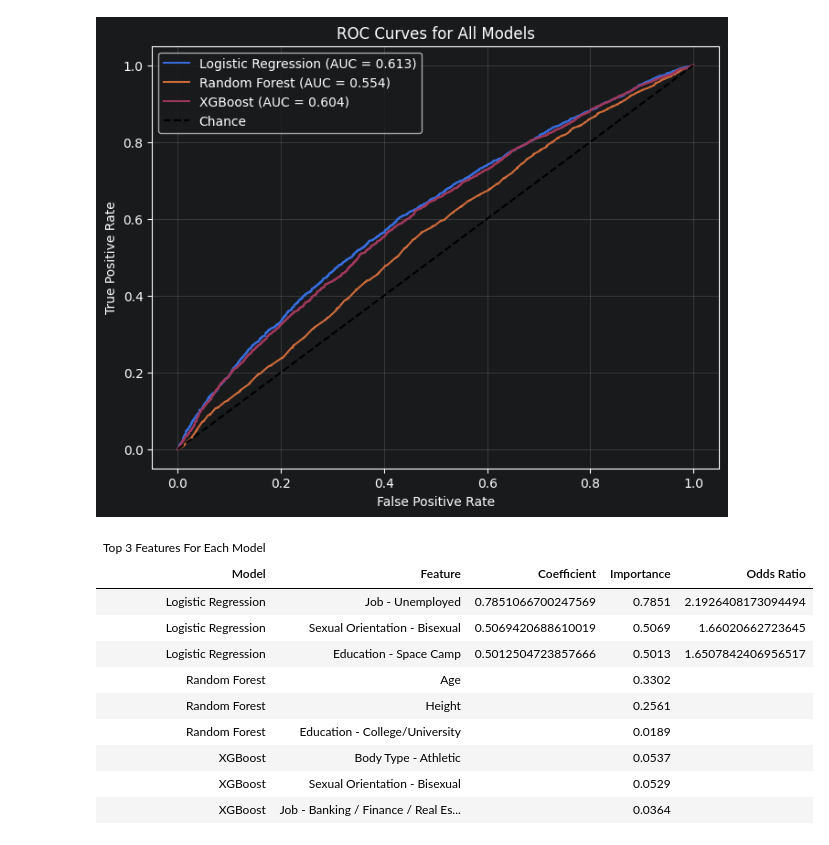
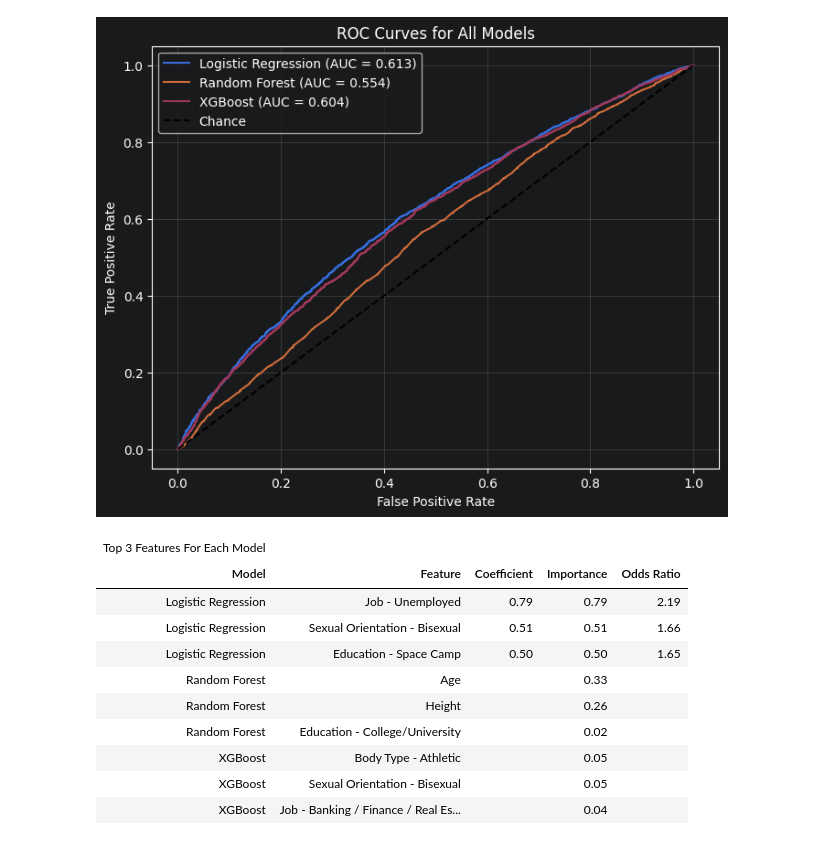
Before and after one commit to nblock2/cat_person_ml_techniques, a Jupyter notebook: logistic_RF_XBG.ipynb, the cells around one changed output. Drawn from its saved outputs; the diff is of its cells as text; code cells hidden in the pictures.

Commit message:
fixing table

```diff
--- a/logistic_RF_XBG.ipynb
+++ b/logistic_RF_XBG.ipynb
@@ -326,41 +326,41 @@ def features_fix(x):
 
 combined['feature'] = combined['feature'].apply(features_fix)
 
 combined.rename(columns={'model': 'Model','feature':'Feature','coefficient':'Coefficient','importance':'Importance','odds_ratio':'Odds Ratio'}, inplace=True)
 
 top_features_table = (
     GT(combined)
     .tab_header(title="Top 3 Features For Each Model")
-    .fmt_number(columns=["coefficient", "importance", "odds_ratio"], decimals=2)
+    .fmt_number(columns=["Coefficient", "Importance", "Odds Ratio"], decimals=2)
     .data_color(
-        columns="model",
+        columns="Model",
         palette=["lightblue", "#CBC3E3", "pink"],
         domain=["Logistic Regression", "Random Forest", "XGBoost"]
     )
 )
 
 top_features_table
 
 GT.save(
     top_features_table,
     "top_features_table.png",
     selector='table',
     scale=1.0,
     expand=5,
     web_driver='chrome',
     debug_port=None,
     encoding='utf-8',
     _debug_dump=None
 )
 # %% [output]
 | Top 3 Features For Each Model |  |  |  |  |
 | Model | Feature | Coefficient | Importance | Odds Ratio |
-| Logistic Regression | Job - Unemployed | 0.7851066700247569 | 0.7851 | 2.1926408173094494 |
-| Logistic Regression | Sexual Orientation - Bisexual | 0.5069420688610019 | 0.5069 | 1.66020662723645 |
-| Logistic Regression | Education - Space Camp | 0.5012504723857666 | 0.5013 | 1.6507842406956517 |
-| Random Forest | Age |  | 0.3302 |  |
-| Random Forest | Height |  | 0.2561 |  |
-| Random Forest | Education - College/University |  | 0.0189 |  |
-| XGBoost | Body Type - Athletic |  | 0.0537 |  |
-| XGBoost | Sexual Orientation - Bisexual |  | 0.0529 |  |
-| XGBoost | Job - Banking / Finance / Real Es... |  | 0.0364 |  |
+| Logistic Regression | Job - Unemployed | 0.79 | 0.79 | 2.19 |
+| Logistic Regression | Sexual Orientation - Bisexual | 0.51 | 0.51 | 1.66 |
+| Logistic Regression | Education - Space Camp | 0.50 | 0.50 | 1.65 |
+| Random Forest | Age |  | 0.33 |  |
+| Random Forest | Height |  | 0.26 |  |
+| Random Forest | Education - College/University |  | 0.02 |  |
+| XGBoost | Body Type - Athletic |  | 0.05 |  |
+| XGBoost | Sexual Orientation - Bisexual |  | 0.05 |  |
+| XGBoost | Job - Banking / Finance / Real Es... |  | 0.04 |  |
```
Also changed, not shown: 1 other file.
